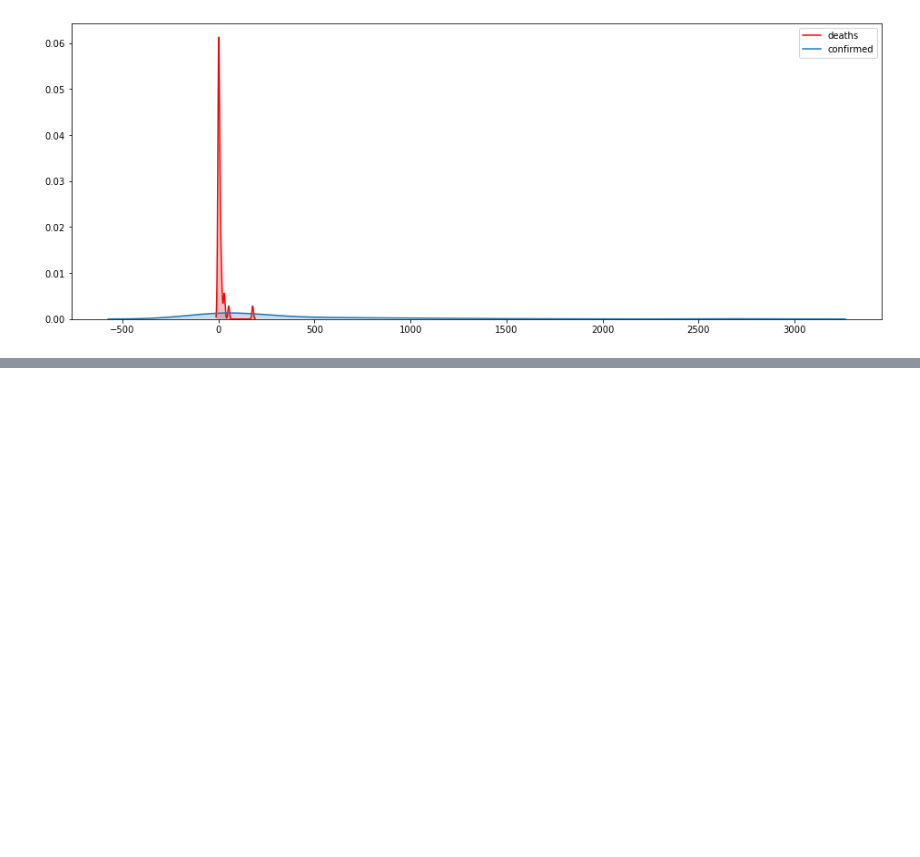
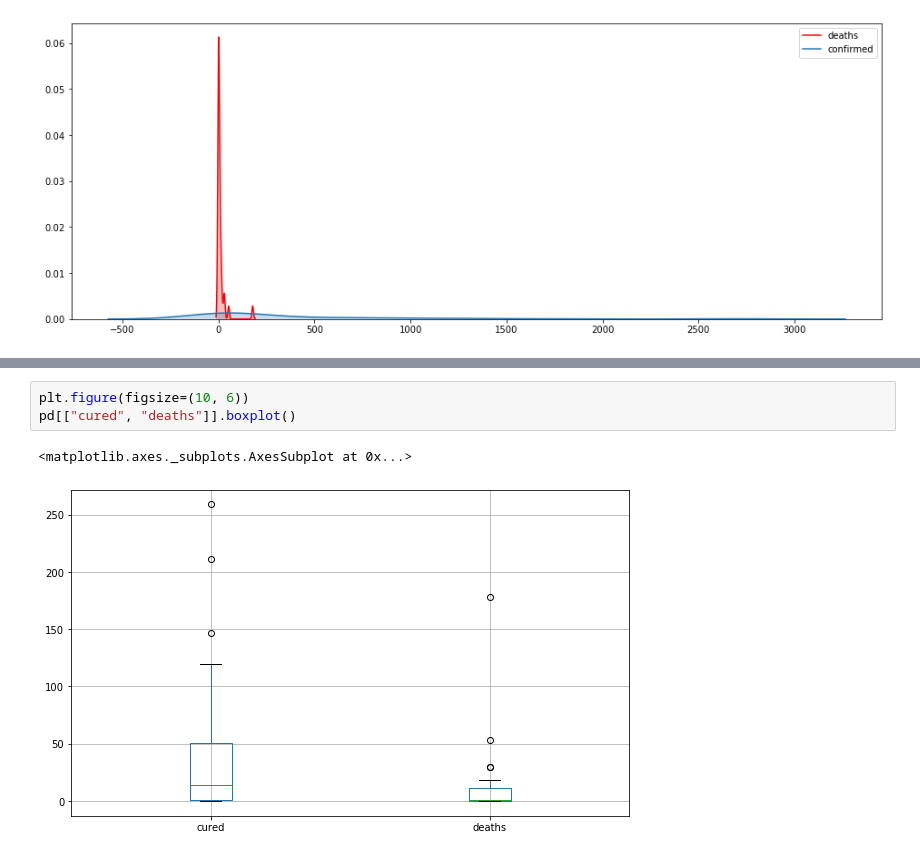
Before and after one commit to eliranshemtov/spark_analytics_exercises, a Jupyter notebook: Exercise 1/notebook/Spark_anlytics_exc1.ipynb, the cells around one changed output, grey strips where cells are left out. Drawn from its saved outputs; the diff is of its cells as text; blank space fills up the shorter version.

```diff
--- a/Exercise 1/notebook/Spark_anlytics_exc1.ipynb
+++ b/Exercise 1/notebook/Spark_anlytics_exc1.ipynb
@@ -215,0 +264,6 @@ sns.boxplot(x="state", y="confirmed", data=pd)
+# %%
+plt.figure(figsize=(10, 6))
+pd[["cured", "deaths"]].boxplot()
+# %% [output]
+<matplotlib.axes._subplots.AxesSubplot at 0x...>
+[figure, added]
```
Also changed, not shown: parts of 69 cells of this notebook, 19 other files.
